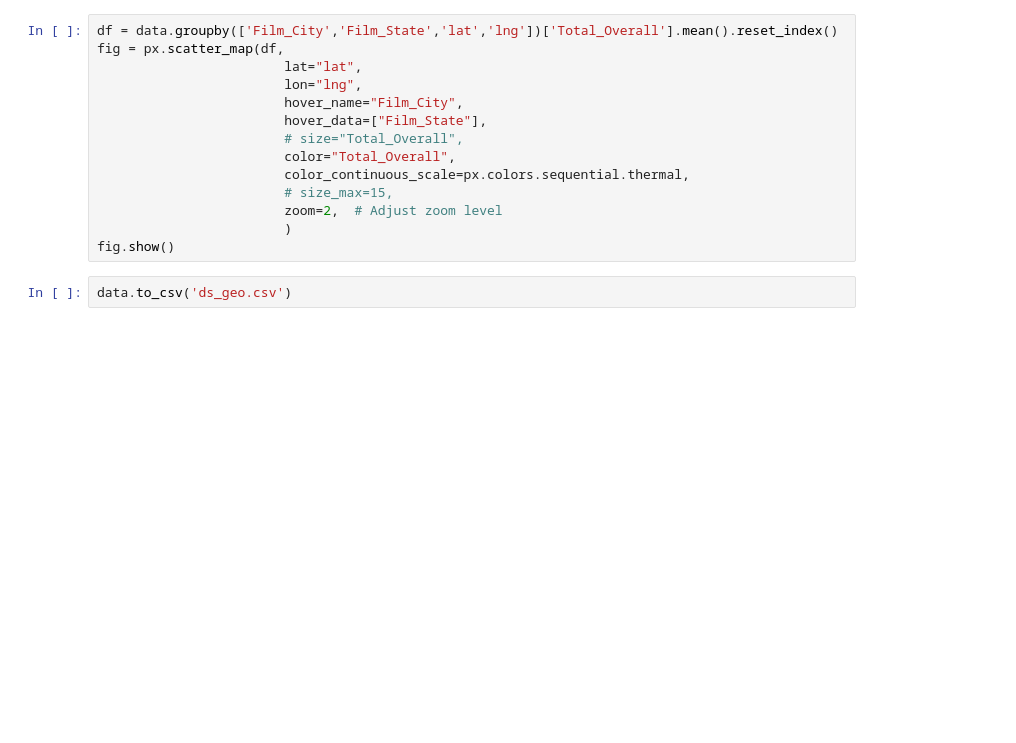
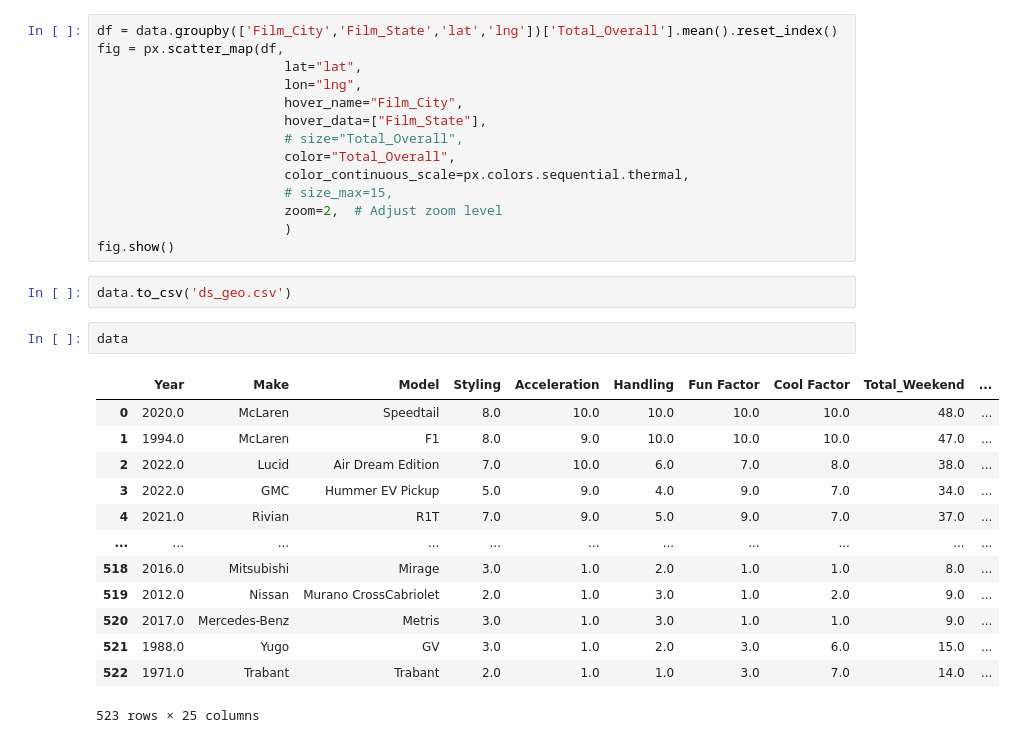
Before and after one commit to chriss-mo/dougmap, a Jupyter notebook: eda.ipynb, the cells around one changed output. Saved outputs shown, nothing was run; the diff lists cells and outputs as text; blank space fills up the shorter version.

```diff
--- a/eda.ipynb
+++ b/eda.ipynb
@@ -88,3 +88,19 @@ fig = px.scatter_map(df,
 fig.show()
 # %%
 data.to_csv('ds_geo.csv')
+# %%
+data
+# %% [output]
+|  | Year | Make | Model | Styling | Acceleration | Handling | Fun Factor | Cool Factor | Total_Weekend | ... |
+| 0 | 2020.0 | McLaren | Speedtail | 8.0 | 10.0 | 10.0 | 10.0 | 10.0 | 48.0 | ... |
+| 1 | 1994.0 | McLaren | F1 | 8.0 | 9.0 | 10.0 | 10.0 | 10.0 | 47.0 | ... |
+| 2 | 2022.0 | Lucid | Air Dream Edition | 7.0 | 10.0 | 6.0 | 7.0 | 8.0 | 38.0 | ... |
+| 3 | 2022.0 | GMC | Hummer EV Pickup | 5.0 | 9.0 | 4.0 | 9.0 | 7.0 | 34.0 | ... |
+| 4 | 2021.0 | Rivian | R1T | 7.0 | 9.0 | 5.0 | 9.0 | 7.0 | 37.0 | ... |
+| ... | ... | ... | ... | ... | ... | ... | ... | ... | ... | ... |
+| 518 | 2016.0 | Mitsubishi | Mirage | 3.0 | 1.0 | 2.0 | 1.0 | 1.0 | 8.0 | ... |
+| 519 | 2012.0 | Nissan | Murano CrossCabriolet | 2.0 | 1.0 | 3.0 | 1.0 | 2.0 | 9.0 | ... |
+| 520 | 2017.0 | Mercedes-Benz | Metris | 3.0 | 1.0 | 3.0 | 1.0 | 1.0 | 9.0 | ... |
+| 521 | 1988.0 | Yugo | GV | 3.0 | 1.0 | 2.0 | 3.0 | 6.0 | 15.0 | ... |
+| 522 | 1971.0 | Trabant | Trabant | 2.0 | 1.0 | 1.0 | 3.0 | 7.0 | 14.0 | ... |
+523 rows × 25 columns
```
Also changed, not shown: 4 other files.
